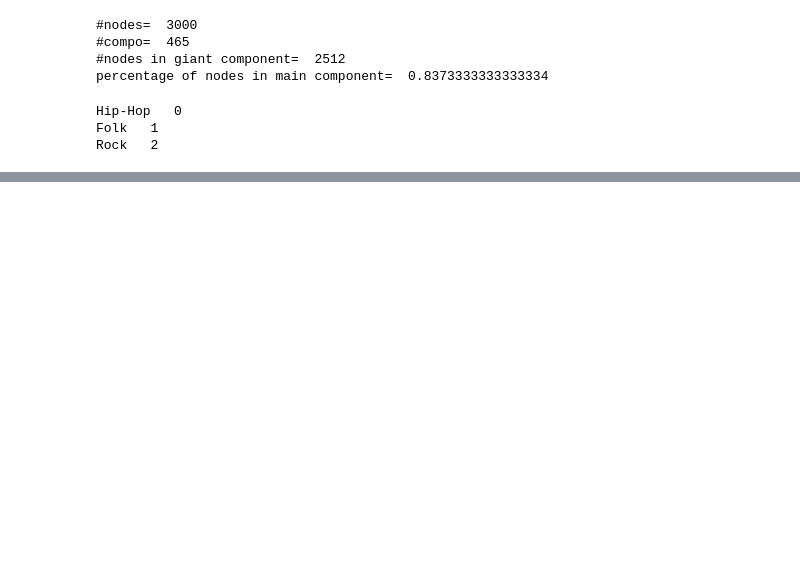
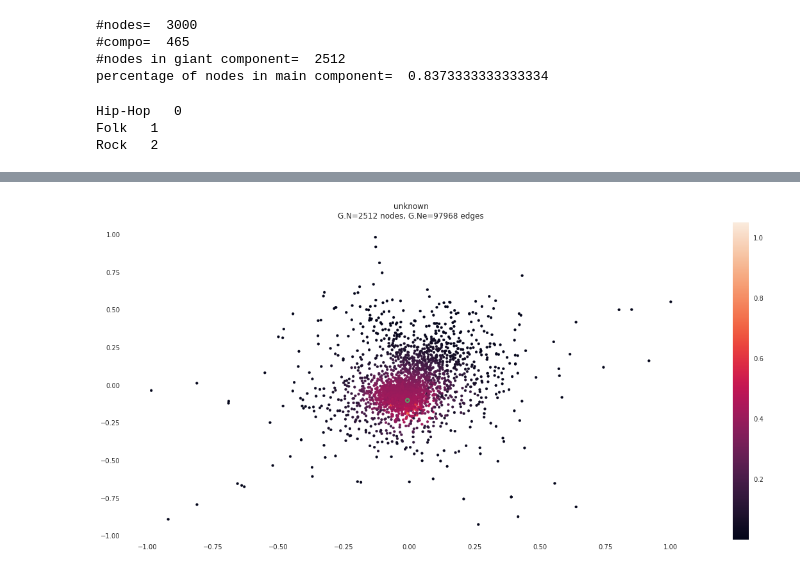
Before and after one commit to TTimTT/NTDS_Project, a Jupyter notebook: Project/Graph creator.ipynb, the cells around one changed output, grey strips where cells are left out. Cells and saved outputs as stored; diff of their text form; code cells hidden in the pictures; blank space fills up the shorter version.

```diff
--- a/Project/Graph creator.ipynb
+++ b/Project/Graph creator.ipynb
@@ -20,0 +25,13 @@ from scipy.spatial.distance import pdist, squareform
+# %%
+# Hip-Hop
+# Pop
+# Folk
+# Rock
+# International
+# Experimental
+# Electronic
+# Instrumental
+genre_list = ['Rock','Folk','Hip-Hop']
+
+node_pos = 100 # good position for heat diffusion example
+tau = 70
@@ -130,0 +157,21 @@ plt.show()
+# %%
+# Construct Graph
+G = graphs.Graph(nx.to_numpy_matrix(conn_graph))
+G.compute_fourier_basis()
+G.set_coordinates()
+# %%
+# Dirac impulse on the given node
+s = np.zeros(G.N)
+s[node_pos]=1
+# %%
+# Filtering and normalising
+g = filters.Heat(G, tau, normalize=False)
+s_out = g.filter(s, method='chebyshev')
+s_out = s_out/max(s_out)
+
+# Plotting
+fig = plt.figure(figsize=(20, 20))
+ax = fig.add_subplot(2, 1, 1)
+G.plot_signal(s_out, colorbar=True, ax=ax,vertex_size=15, highlight=[node_pos])
+# %% [output]
+[figure, added]
```
Also changed, not shown: parts of 9 cells of this notebook.
